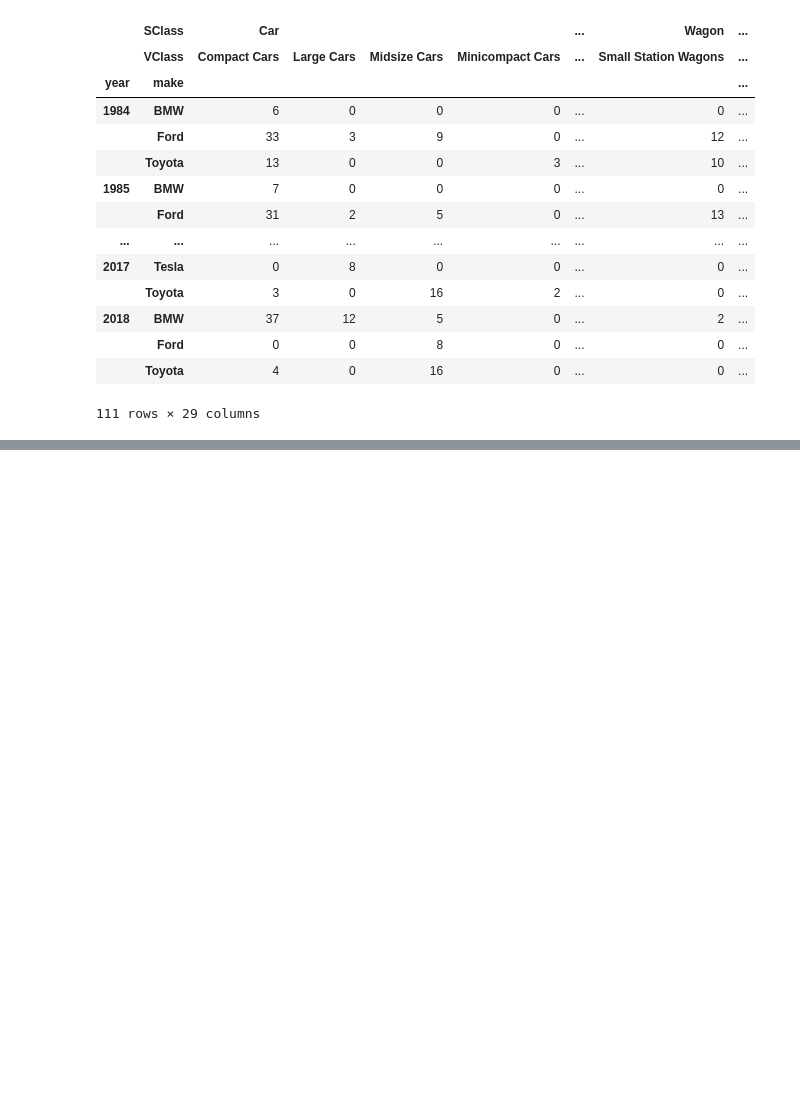
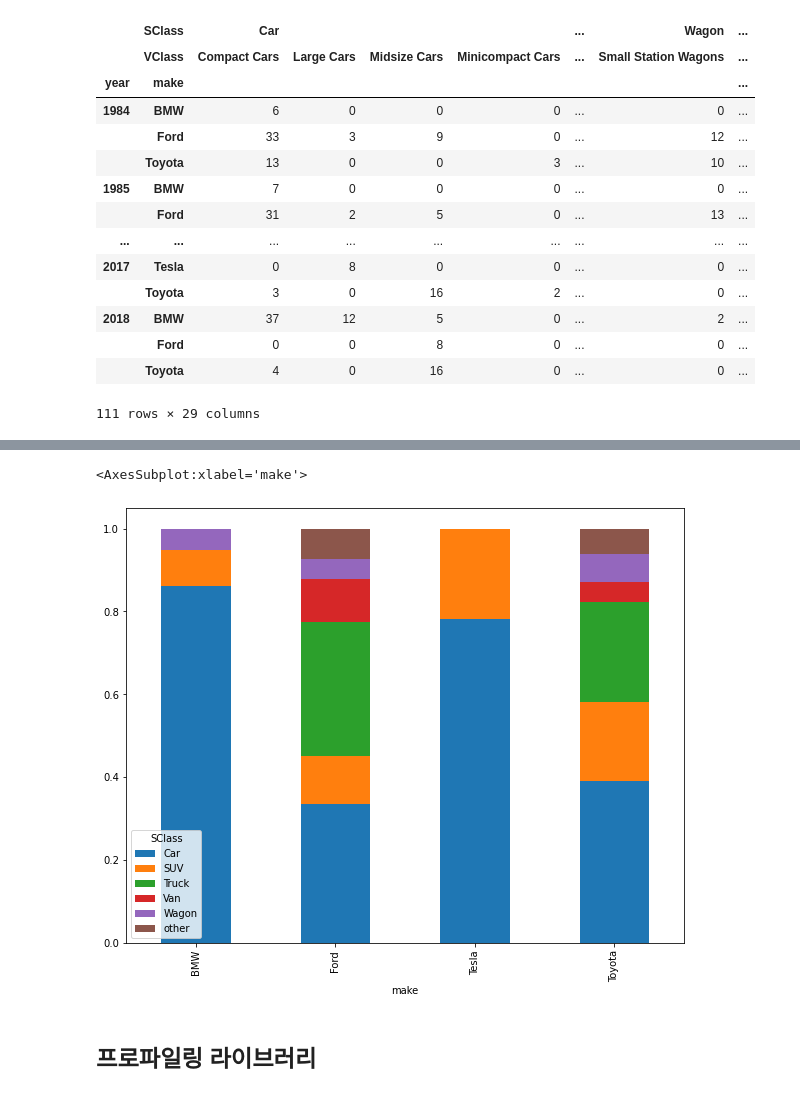
Before and after one commit to cldud400/fintech_class, a Jupyter notebook: 발표/cookbook/cookbook/ch05발표/ch-05.ipynb, the cells around one changed output, grey strips where cells are left out. Cells and saved outputs as stored; diff of their text form; code cells hidden in the pictures; blank space fills up the shorter version.

```diff
--- a/발표/cookbook/cookbook/ch05발표/ch-05.ipynb
+++ b/발표/cookbook/cookbook/ch05발표/ch-05.ipynb
@@ -657,0 +694,11 @@ pd.crosstab([data.year, data.make], [data.SClass, data.VClass])
+# %%
+# 겹쳐서 그리기
+fig, ax = plt.subplots(figsize=(10,8))
+(data.pipe(lambda df_: pd.crosstab(df_.make, df_.SClass))
+ .pipe(lambda df_: df_.div(df_.sum(axis=1), axis=0))
+ .plot.bar(stacked=True, ax=ax))
+# %% [output]
+<AxesSubplot:xlabel='make'>
+[figure, added]
+# %% [markdown]
+## 프로파일링 라이브러리
```
Also changed, not shown: parts of 20 cells of this notebook.
